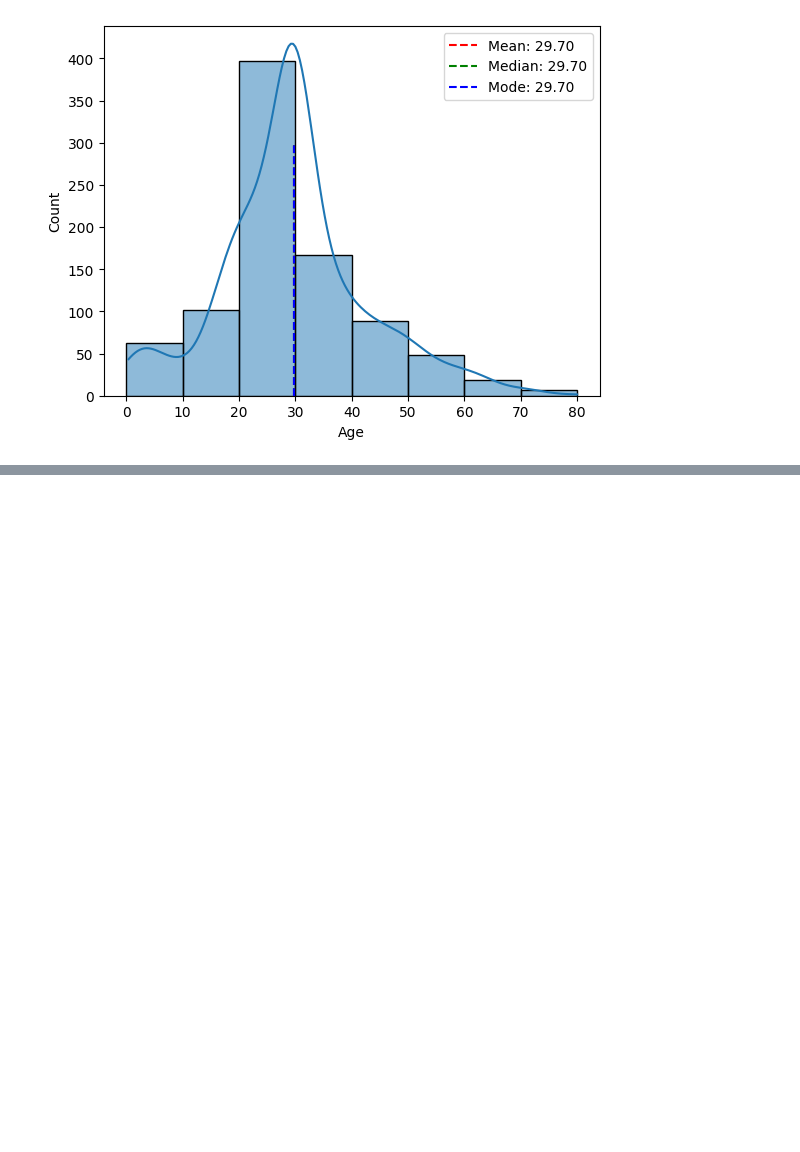
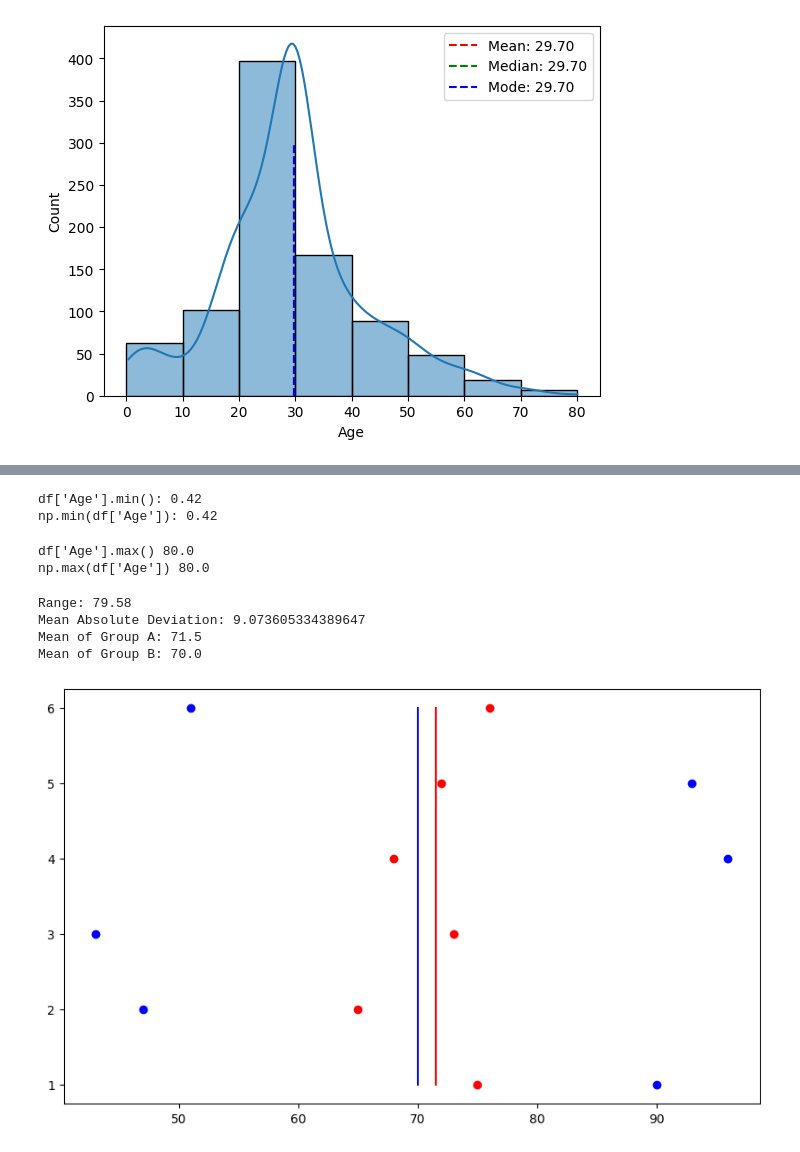
Before and after one commit to faruk950147/Python-A-to-Z, a Jupyter notebook: 07 ML/statictist/main.ipynb, the cells around one changed output, grey strips where cells are left out. Drawn from its saved outputs; the diff is of its cells as text; code cells hidden in the pictures; blank space fills up the shorter version.

```diff
--- a/07 ML/statictist/main.ipynb
+++ b/07 ML/statictist/main.ipynb
@@ -160,0 +197,46 @@ plt.show()
+# %%
+print("df['Age'].min():", df['Age'].min())
+print("np.min(df['Age']):", np.min(df['Age']))
+# %% [output]
+df['Age'].min(): 0.42
+np.min(df['Age']): 0.42
+# %%
+print("df['Age'].max()", df['Age'].max())
+print("np.max(df['Age'])", np.max(df['Age']))
+# %% [output]
+df['Age'].max() 80.0
+np.max(df['Age']) 80.0
+# %%
+# =============================== range calculate ========================
+r = df['Age'].max() - df['Age'].min()
+print("Range:", r)
+
+# ============================= mean absolute deviation ========================
+mad = np.mean(np.abs(df['Age'] - df['Age'].mean()))
+print("Mean Absolute Deviation:", mad)
+
+group_a = np.array([75, 65, 73, 68, 72, 76])
+group_b = np.array([90, 47, 43, 96, 93, 51])
+serial = np.array([1, 2, 3, 4, 5, 6])
+
+mean_a = np.mean(group_a)
+mean_b = np.mean(group_b)
+
+print("Mean of Group A:", mean_a)
+print("Mean of Group B:", mean_b)
+# %% [output]
+Range: 79.58
+Mean Absolute Deviation: 9.073605334389647
+Mean of Group A: 71.5
+Mean of Group B: 70.0
+# %%
+import matplotlib.pyplot as plt
+
+plt.figure(figsize=(10, 6))
+plt.scatter(group_a, serial, c='red')
+plt.scatter(group_b, serial, c='blue')
+plt.plot([mean_a for _ in range(len(serial))], serial, c='red')
+plt.plot([mean_b for _ in range(len(serial))], serial, c='blue')
+plt.show()
+# %% [output]
+[figure, added]
```
Also changed, not shown: parts of 6 cells of this notebook.
